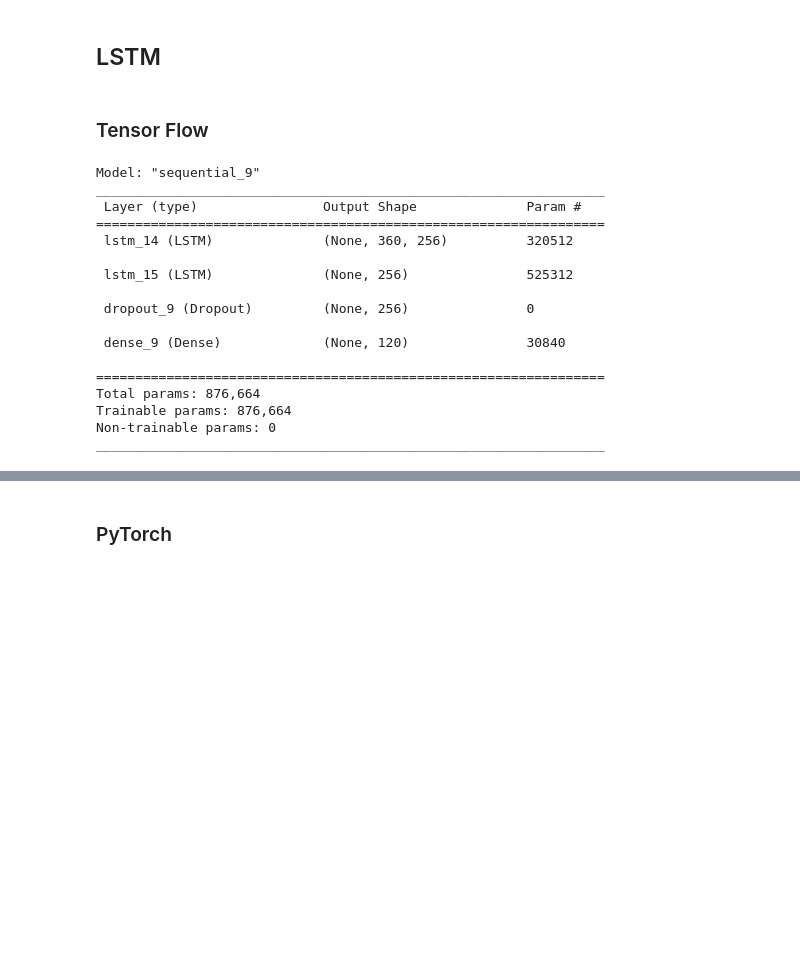
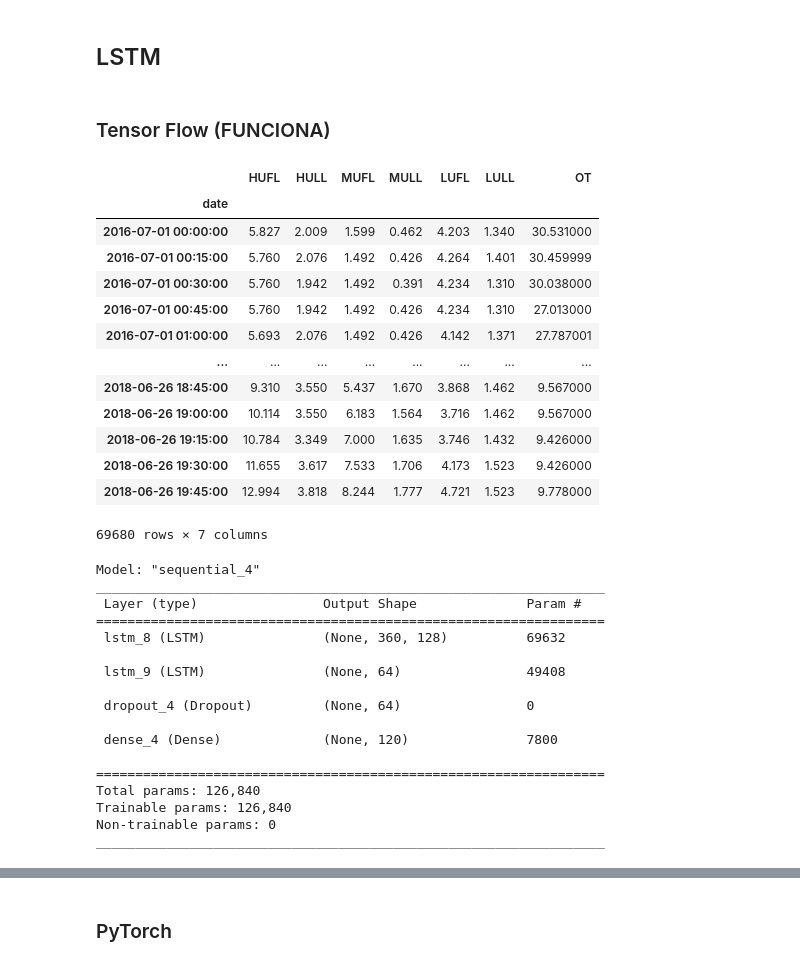
Before and after one commit to ezelanza/Transformers-for-latency-prediction, a Jupyter notebook: main.ipynb, the cells around one changed output, grey strips where cells are left out. Drawn from its saved outputs; the diff is of its cells as text; code cells hidden in the pictures; blank space fills up the shorter version.

```diff
--- a/main.ipynb
+++ b/main.ipynb
@@ -226,7 +280,7 @@ y_target_train.groupby('date').mean().plot()
 # %% [markdown]
 ## LSTM
 # %% [markdown]
-### Tensor Flow
+### Tensor Flow (FUNCIONA)
 # %%
 from sklearn.preprocessing import MinMaxScaler
 import matplotlib.pyplot as plt
@@ -247,10 +301,27 @@ input_dim = 60
 output_dim = 1
 
 #Data set
-train_df = pd.read_csv('Dataset/Train/Train_norm_full.csv', index_col=0)
-
+#train_df = pd.read_csv('Dataset/Train/Train_norm_full.csv', index_col=0)
+train_df=pd.read_csv('Informer/ETDataset/ETT-small/ETTm1.csv',index_col=0)
 # Define the number of samples to generate
 num_samples = train_df.shape[0] - input_seq_len - output_seq_len + 1
+# %%
+train_df
+# %% [output]
+|  | HUFL | HULL | MUFL | MULL | LUFL | LULL | OT |
+| date |  |  |  |  |  |  |  |
+| 2016-07-01 00:00:00 | 5.827 | 2.009 | 1.599 | 0.462 | 4.203 | 1.340 | 30.531000 |
+| 2016-07-01 00:15:00 | 5.760 | 2.076 | 1.492 | 0.426 | 4.264 | 1.401 | 30.459999 |
+| 2016-07-01 00:30:00 | 5.760 | 1.942 | 1.492 | 0.391 | 4.234 | 1.310 | 30.038000 |
+| 2016-07-01 00:45:00 | 5.760 | 1.942 | 1.492 | 0.426 | 4.234 | 1.310 | 27.013000 |
+| 2016-07-01 01:00:00 | 5.693 | 2.076 | 1.492 | 0.426 | 4.142 | 1.371 | 27.787001 |
+| ... | ... | ... | ... | ... | ... | ... | ... |
+| 2018-06-26 18:45:00 | 9.310 | 3.550 | 5.437 | 1.670 | 3.868 | 1.462 | 9.567000 |
+| 2018-06-26 19:00:00 | 10.114 | 3.550 | 6.183 | 1.564 | 3.716 | 1.462 | 9.567000 |
+| 2018-06-26 19:15:00 | 10.784 | 3.349 | 7.000 | 1.635 | 3.746 | 1.432 | 9.426000 |
+| 2018-06-26 19:30:00 | 11.655 | 3.617 | 7.533 | 1.706 | 4.173 | 1.523 | 9.426000 |
+| 2018-06-26 19:45:00 | 12.994 | 3.818 | 8.244 | 1.777 | 4.721 | 1.523 | 9.778000 |
+69680 rows × 7 columns
 # %%
 # Create the input/output pairs for training
 train_input_seq = np.zeros((num_samples, input_seq_len, train_df.shape[1]))
@@ -264,8 +335,8 @@ for i in range(num_samples):
 
 # design network
 model_1 = Sequential()
-model_1.add(LSTM(256,return_sequences=True, input_shape=(train_input_seq.shape[1], train_input_seq.shape[2])))
-model_1.add(LSTM(256))
+model_1.add(LSTM(128,return_sequences=True, input_shape=(train_input_seq.shape[1], train_input_seq.shape[2])))
+model_1.add(LSTM(64))
 model_1.add(Dropout(0.3))
 model_1.add(Dense(train_output_seq.shape[1]))
 model_1.compile(loss='mse', optimizer='adam', metrics=['mse']) #changed from ['mse']
@@ -274,21 +345,21 @@ callback = [keras.callbacks.EarlyStopping(monitor='mse', patience=2)]
 
 model_1.summary()
 # %% [output]
-Model: "sequential_9"
+Model: "sequential_4"
 _________________________________________________________________
  Layer (type)                Output Shape              Param #
 =================================================================
- lstm_14 (LSTM)              (None, 360, 256)          320512
+ lstm_8 (LSTM)               (None, 360, 128)          69632
 
- lstm_15 (LSTM)              (None, 256)               525312
+ lstm_9 (LSTM)               (None, 64)                49408
 
- dropout_9 (Dropout)         (None, 256)               0
+ dropout_4 (Dropout)         (None, 64)                0
 
- dense_9 (Dense)             (None, 120)               30840
+ dense_4 (Dense)             (None, 120)               7800
 
 =================================================================
-Total params: 876,664
-Trainable params: 876,664
+Total params: 126,840
+Trainable params: 126,840
 Non-trainable params: 0
 _________________________________________________________________
 # %%
```
Also changed, not shown: parts of 28 cells of this notebook, 23 other files.
